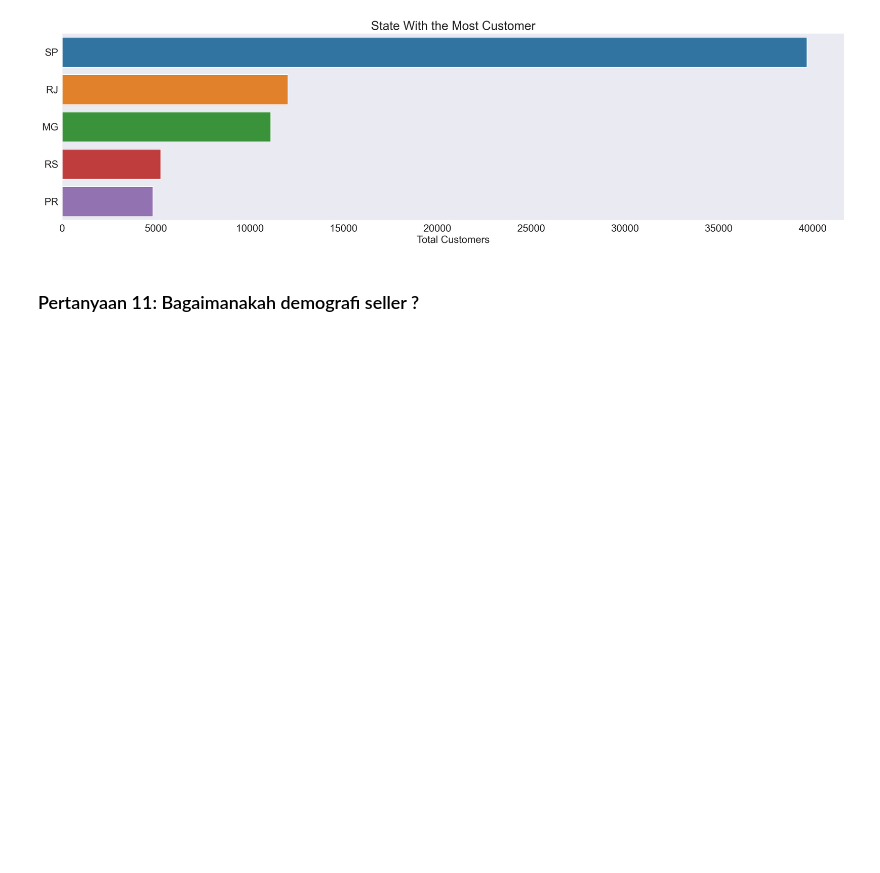
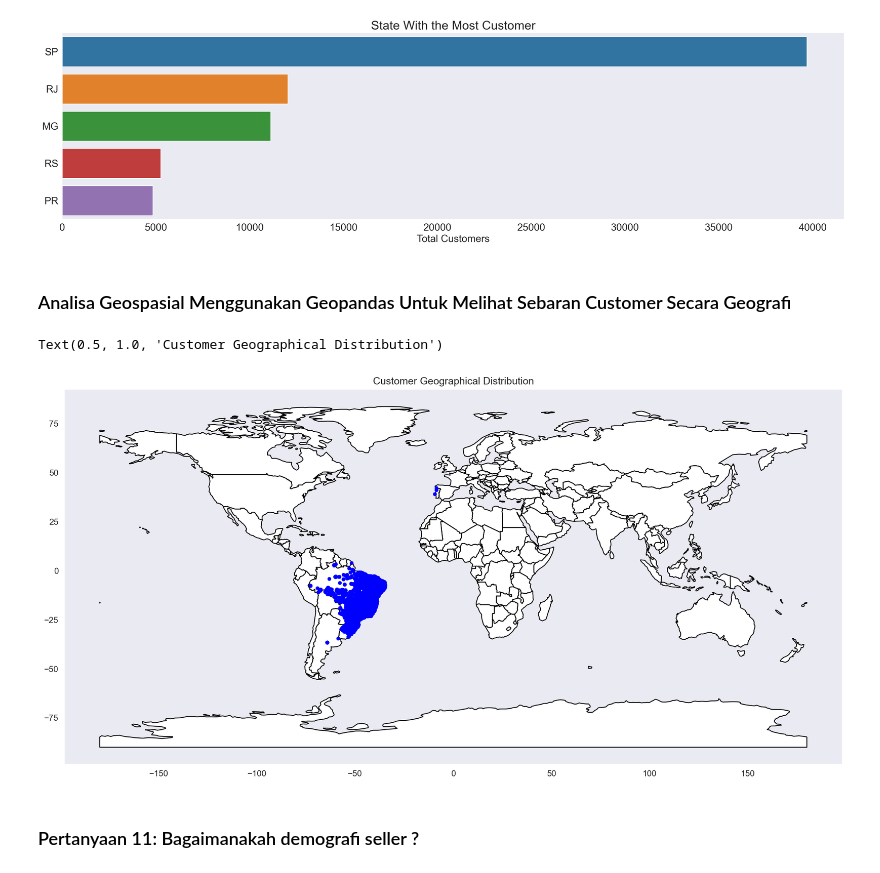
Before and after one commit to JordanMarcelino/dicoding-data-analyst, a Jupyter notebook: notebook.ipynb, the cells around one changed output. Drawn from its saved outputs; the diff is of its cells as text; code cells hidden in the pictures; blank space fills up the shorter version.

Commit message:
✨ Add geospatial analysis - ➕ Add geopandas - 🐛 Fix customer demography dataframe

```diff
--- a/notebook.ipynb
+++ b/notebook.ipynb
@@ -940,6 +989,45 @@ ax.tick_params(axis="y", labelsize=18)
 ax.tick_params(axis="x", labelsize=18)
 # %% [output]
 [figure]
+# %% [markdown]
+### Analisa Geospasial Menggunakan Geopandas Untuk Melihat Sebaran Customer Secara Geografi
+# %%
+customer_demography = pd.merge(
+    all_df,
+    geolocation_unique,
+    left_on=["customer_zip_code_prefix", "customer_city", "customer_state"],
+    right_on=[
+        "geolocation_zip_code_prefix",
+        "geolocation_city",
+        "geolocation_state",
+    ],
+)
+customer_demography = customer_demography[
+    ~customer_demography.customer_id.duplicated()
+].reset_index(drop=True)[
+    [
+        "customer_zip_code_prefix",
+        "customer_city",
+        "customer_state",
+        "geolocation_lng",
+        "geolocation_lat",
+    ]
+]
+
+customer_demography["geometry"] = customer_demography.apply(
+    lambda row: Point(row["geolocation_lng"], row["geolocation_lat"]), axis=1
+)
+# %%
+geo_df = gpd.GeoDataFrame(customer_demography, geometry="geometry")
+world = gpd.read_file(gpd.datasets.get_path("naturalearth_lowres"))
+# %%
+fig, ax = plt.subplots(figsize=(26, 8), dpi=150)
+world.plot(ax=ax, color="white", edgecolor="black")
+geo_df.plot(ax=ax, markersize=12, color="blue", marker="o")
+plt.title("Customer Geographical Distribution")
+# %% [output]
+Text(0.5, 1.0, 'Customer Geographical Distribution')
+[figure, added]
 # %% [markdown]
 ### Pertanyaan 11: Bagaimanakah demografi seller ?
 # %%
```
Also changed, not shown: parts of 21 cells of this notebook, 3 other files.
